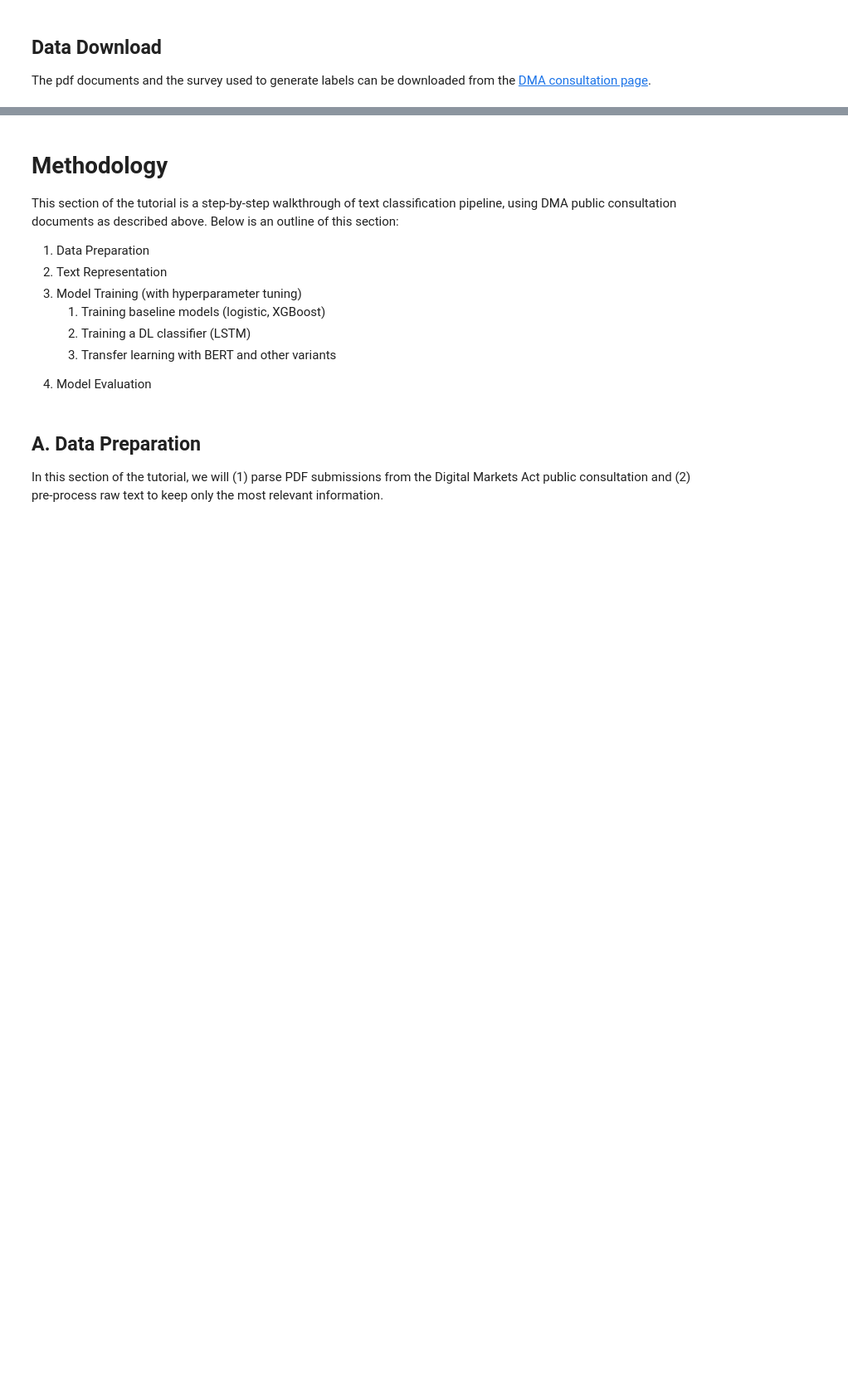
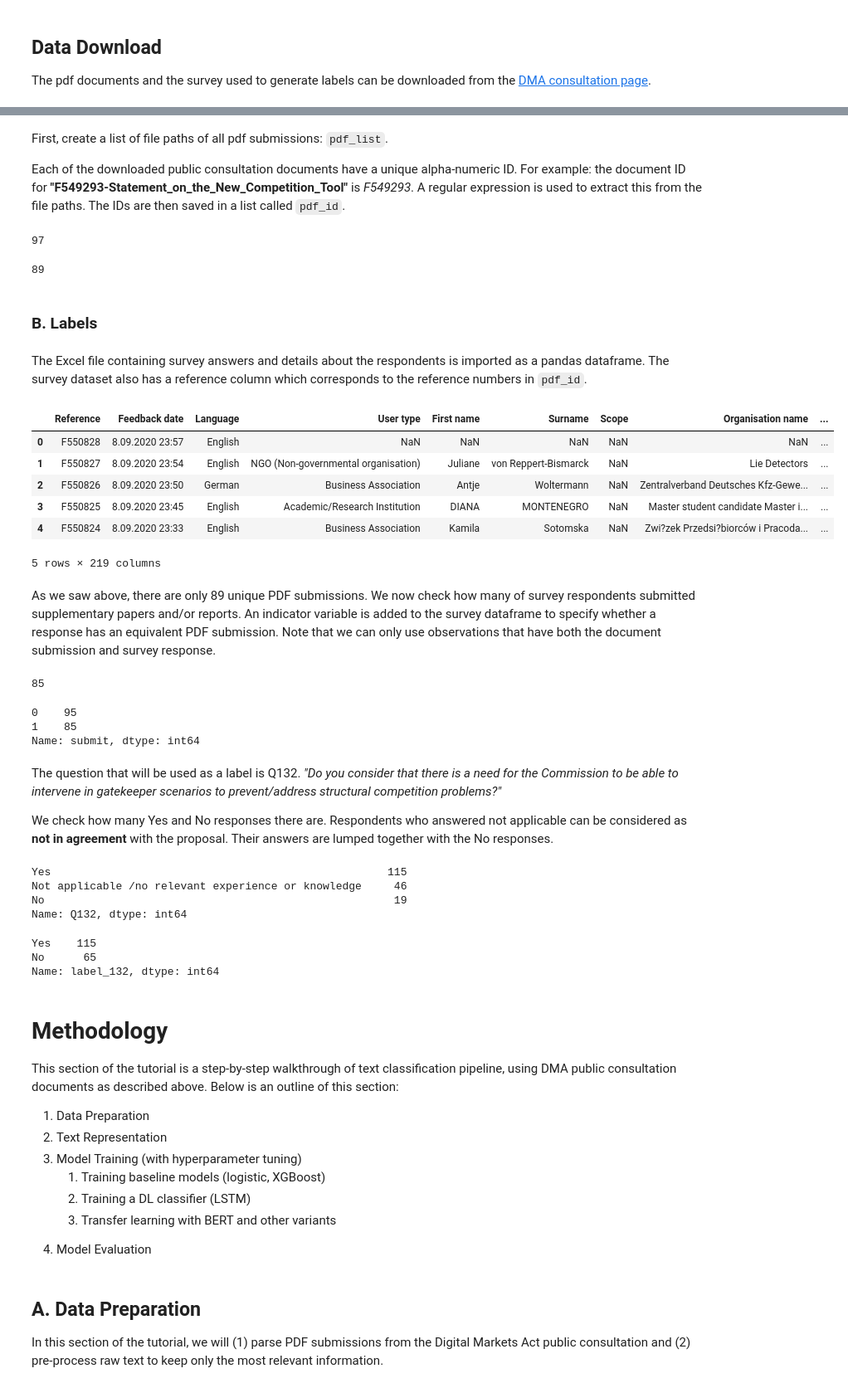
Before and after one commit to adellegia/watermelon, a Jupyter notebook: Text_Classification_BERT.ipynb, the cells around one changed output, grey strips where cells are left out. Shown at 83% size. Saved outputs shown, nothing was run; the diff lists cells and outputs as text; code cells hidden in the pictures; blank space fills up the shorter version.

Commit message:
data preparation writeup

```diff
--- a/Text_Classification_BERT.ipynb
+++ b/Text_Classification_BERT.ipynb
@@ -207,3 +196,69 @@ Insert cleaning of DMA excel file
+# %% [markdown]
+First, create a list of file paths of all pdf submissions: `pdf_list`.
+
+Each of the downloaded public consultation documents have a unique alpha-numeric ID. For example: the document ID for **"F549293-Statement_on_the_New_Competition_Tool"** is *F549293*. A regular expression is used to extract this from the file paths. The IDs are then saved in a list called `pdf_id`.
+# %%
+pdf_dir = "data/reports/"
+pdf_list = glob(os.path.join(pdf_dir, "*.pdf"))
+len(pdf_list)
+# %% [output]
+97
+# %%
+pdf_id = [re.search('[F][0-9]{6}', i)[0] for i in pdf_list]
+pdf_id = list(set(pdf_id))
+len(pdf_id) # no. of unique pdf submission
+# %% [output]
+89
+# %% [markdown]
+### B. Labels
+# %% [markdown]
+The Excel file containing survey answers and details about the respondents is imported as a pandas dataframe. The survey dataset also has a reference column which corresponds to the reference numbers in `pdf_id`.
+# %%
+dma = pd.read_excel("data/DMA Contributions_Clean.xlsx", sheet_name='Results')
+dma.head()
+# %% [output]
+|  | Reference | Feedback date | Language | User type | First name | Surname | Scope | Organisation name | ... |
+| 0 | F550828 | 8.09.2020 23:57 | English | NaN | NaN | NaN | NaN | NaN | ... |
+| 1 | F550827 | 8.09.2020 23:54 | English | NGO (Non-governmental organisation) | Juliane | von Reppert-Bismarck | NaN | Lie Detectors | ... |
+| 2 | F550826 | 8.09.2020 23:50 | German | Business Association | Antje | Woltermann | NaN | Zentralverband Deutsches Kfz-Gewe... | ... |
+| 3 | F550825 | 8.09.2020 23:45 | English | Academic/Research Institution | DIANA | MONTENEGRO | NaN | Master student candidate Master i... | ... |
+| 4 | F550824 | 8.09.2020 23:33 | English | Business Association | Kamila | Sotomska | NaN | Zwi?zek Przedsi?biorców i Pracoda... | ... |
+5 rows × 219 columns
+# %% [markdown]
+As we saw above, there are only 89 unique PDF submissions. We now check how many of survey respondents submitted supplementary papers and/or reports. An indicator variable is added to the survey dataframe to specify whether a response has an equivalent PDF submission. Note that we can only use observations that have both the document submission and survey response.
+# %%
+# count unique Reference ids with pdf submission/s
+len(dma.query('Reference in @pdf_id'))
+# %% [output]
+85
+# %%
+# tag identifier with pdf submission = 1
+dma['submit'] = [1 if v in pdf_id else 0 for v in dma['Reference'].values]
+dma['submit'].value_counts()
+# %% [output]
+0    95
+1    85
+Name: submit, dtype: int64
+# %% [markdown]
+The question that will be used as a label is Q132.
+*"Do you consider that there is a need for the Commission to be able to intervene in gatekeeper scenarios to prevent/address structural competition problems?"*
+
+We check how many Yes and No responses there are. Respondents who answered not applicable can be considered as **not in agreement** with the proposal. Their answers are lumped together with the No responses.
+# %%
+# Q132 as labels
+dma.Q132.value_counts()
+# %% [output]
+Yes                                                    115
+Not applicable /no relevant experience or knowledge     46
+No                                                      19
+Name: Q132, dtype: int64
+# %%
+dma['label_132'] = np.where(dma['Q132'] == 'Not applicable /no relevant experience or knowledge', 'No', dma['Q132'])
+dma.label_132.value_counts()
+# %% [output]
+Yes    115
+No      65
+Name: label_132, dtype: int64
 # %% [markdown]
 <a name="methodology"></a>
 # Methodology
```
Also changed, not shown: parts of 37 cells of this notebook.
